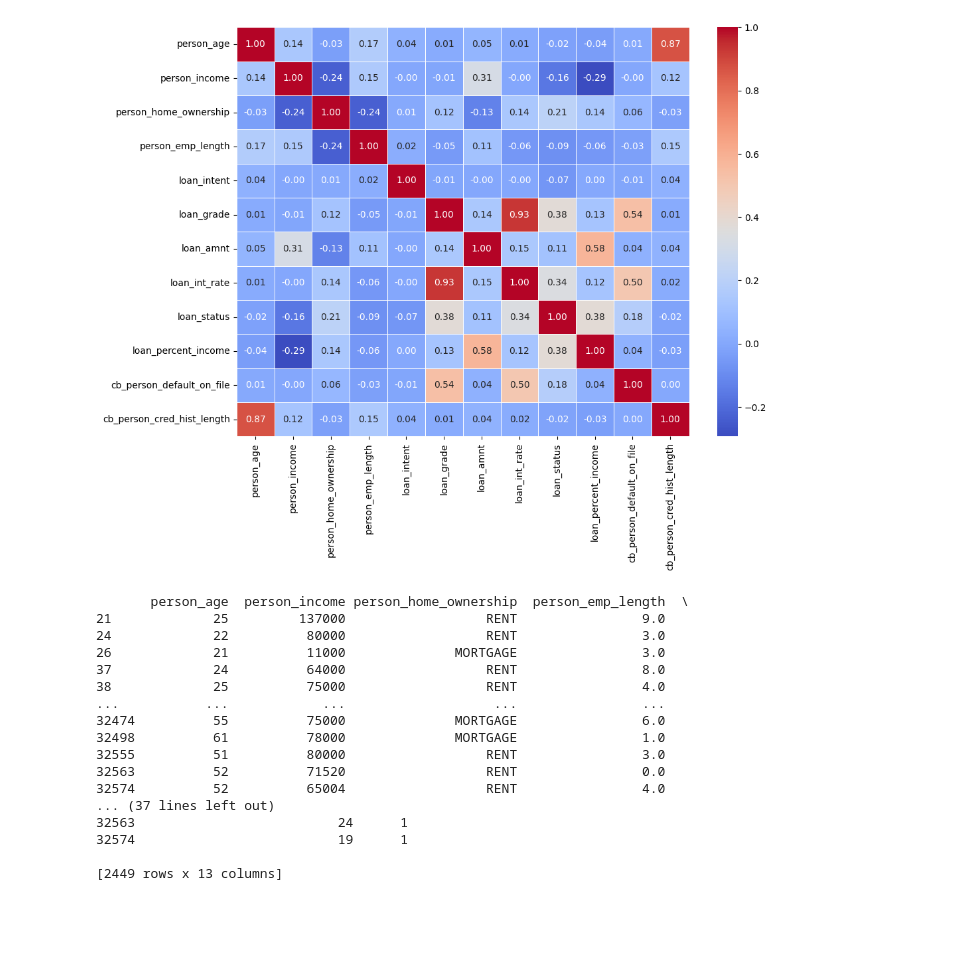
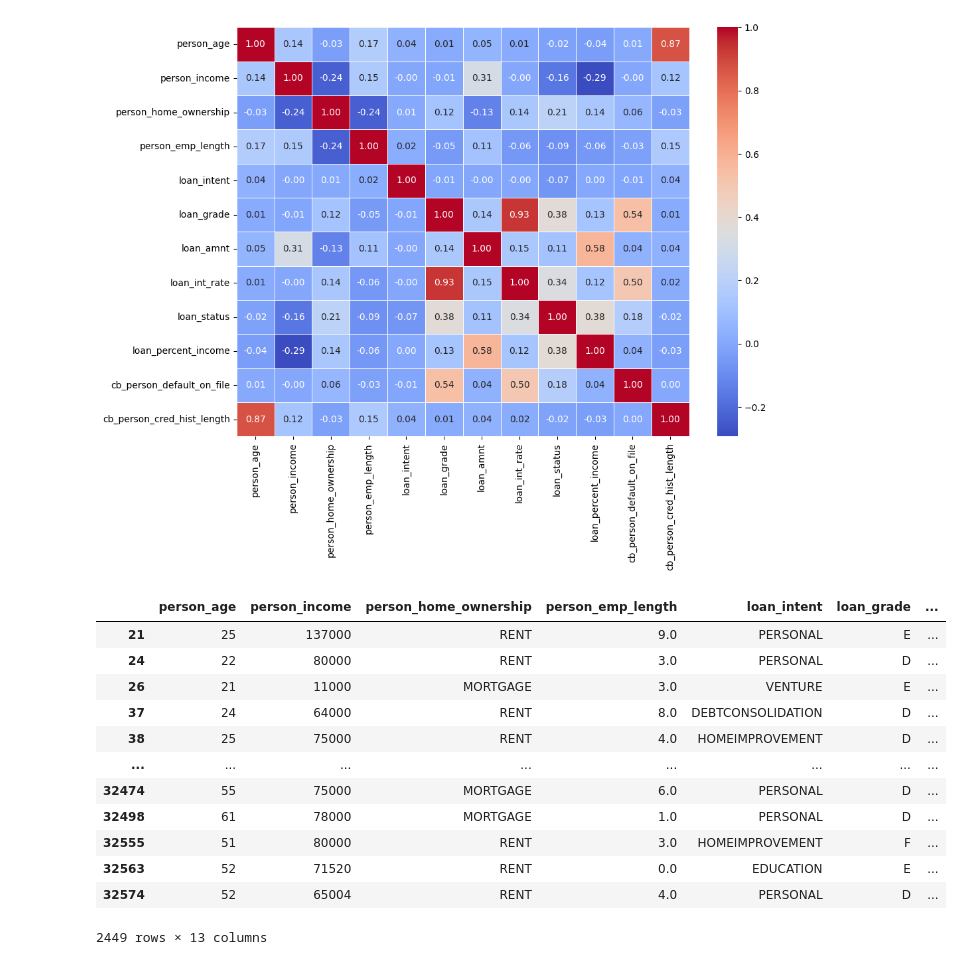
Before and after one commit to finnwethall/credit_report, a Jupyter notebook: CreditReport.ipynb, the cells around one changed output. Cells and saved outputs as stored; diff of their text form; code cells hidden in the pictures; blank space fills up the shorter version.

```diff
--- a/CreditReport.ipynb
+++ b/CreditReport.ipynb
@@ -282,25 +282,21 @@ plt.show()
 # %%
 #risky entries
 
 
 df['risky'] = (np.where((df['cb_person_default_on_file'] == 'Y') & (df['loan_grade'].isin(['D','E','F','G'])), 1, 0))
 
-print(df[df['risky'] == True])
+display(df[df['risky'] == True])
 # %% [output]
+|  | person_age | person_income | person_home_ownership | person_emp_length | loan_intent | loan_grade | ... |
+| 21 | 25 | 137000 | RENT | 9.0 | PERSONAL | E | ... |
+| 24 | 22 | 80000 | RENT | 3.0 | PERSONAL | D | ... |
+| 26 | 21 | 11000 | MORTGAGE | 3.0 | VENTURE | E | ... |
+| 37 | 24 | 64000 | RENT | 8.0 | DEBTCONSOLIDATION | D | ... |
+| 38 | 25 | 75000 | RENT | 4.0 | HOMEIMPROVEMENT | D | ... |
+| ... | ... | ... | ... | ... | ... | ... | ... |
+| 32474 | 55 | 75000 | MORTGAGE | 6.0 | PERSONAL | D | ... |
+| 32498 | 61 | 78000 | MORTGAGE | 1.0 | PERSONAL | D | ... |
+| 32555 | 51 | 80000 | RENT | 3.0 | HOMEIMPROVEMENT | F | ... |
+| 32563 | 52 | 71520 | RENT | 0.0 | EDUCATION | E | ... |
+| 32574 | 52 | 65004 | RENT | 4.0 | PERSONAL | D | ... |
-       person_age  person_income person_home_ownership  person_emp_length  \
-21             25         137000                  RENT                9.0
-24             22          80000                  RENT                3.0
-26             21          11000              MORTGAGE                3.0
-37             24          64000                  RENT                8.0
-38             25          75000                  RENT                4.0
-...           ...            ...                   ...                ...
-32474          55          75000              MORTGAGE                6.0
-32498          61          78000              MORTGAGE                1.0
-32555          51          80000                  RENT                3.0
-32563          52          71520                  RENT                0.0
-32574          52          65004                  RENT                4.0
-... (37 lines left out)
-32563                          24      1
-32574                          19      1
-
-[2449 rows x 13 columns]
+2449 rows × 13 columns
```
Also changed, not shown: parts of 1 cell of this notebook.
